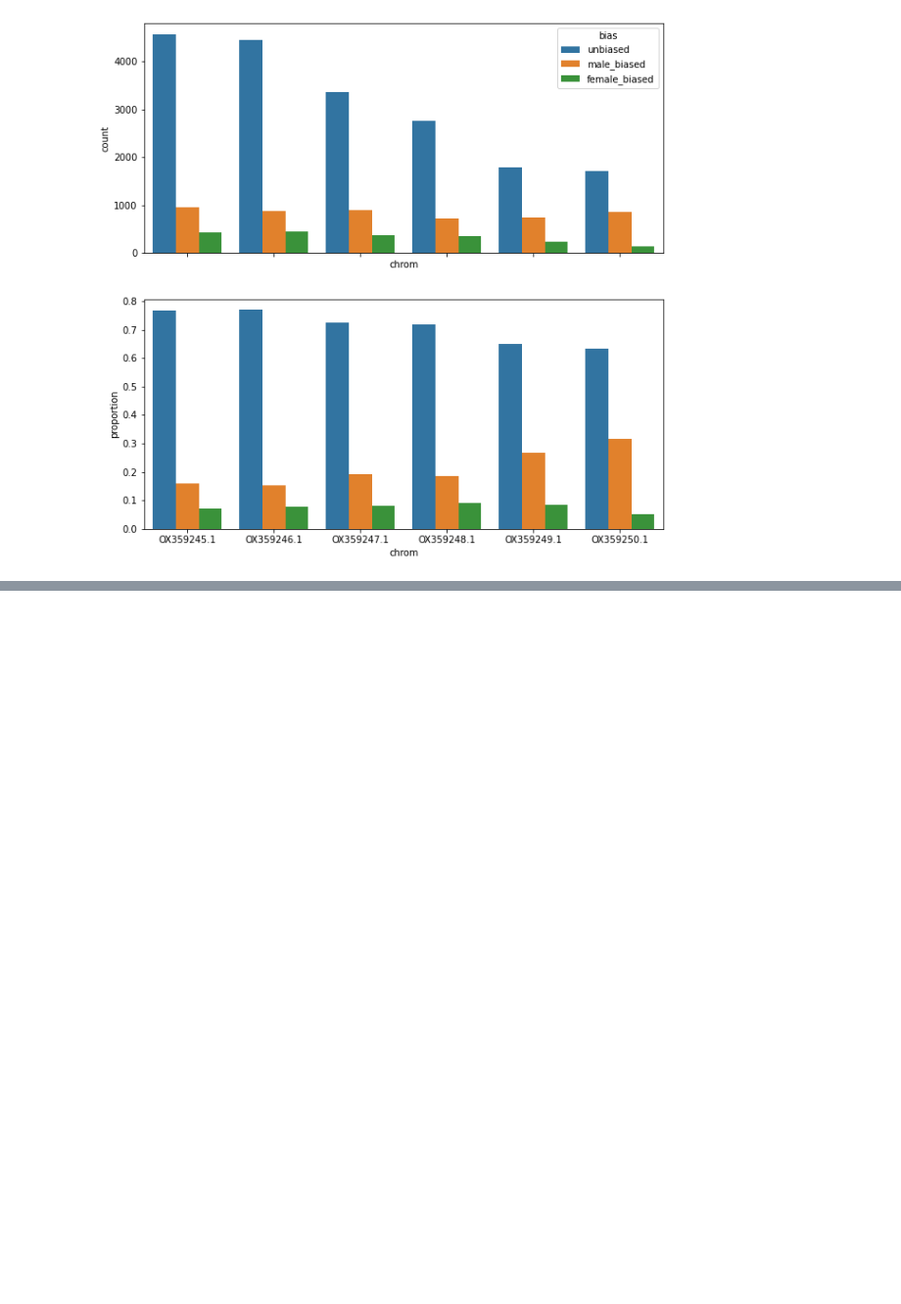
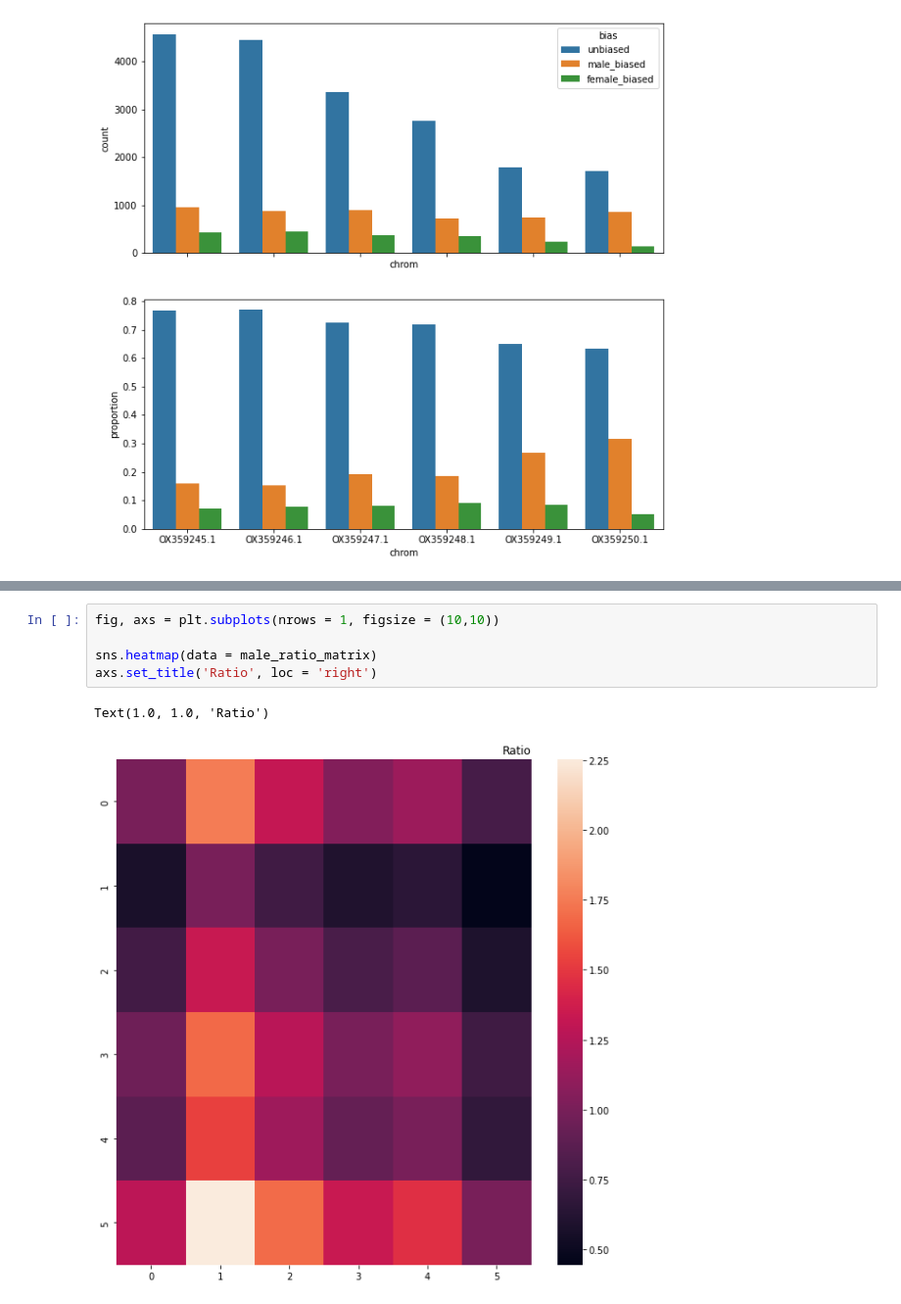
Before and after one commit to samebdon/springtail_haploid_selection, a Jupyter notebook: scripts/SBG_exploration.ipynb, the cells around one changed output, grey strips where cells are left out. Shown at 98% size. Saved outputs shown, nothing was run; the diff lists cells and outputs as text; blank space fills up the shorter version.

```diff
--- a/scripts/SBG_exploration.ipynb
+++ b/scripts/SBG_exploration.ipynb
@@ -132,0 +248,8 @@ axs[1].legend().set_visible(False)
+# %%
+fig, axs = plt.subplots(nrows = 1, figsize = (10,10))
+
+sns.heatmap(data = male_ratio_matrix)
+axs.set_title('Ratio', loc = 'right')
+# %% [output]
+Text(1.0, 1.0, 'Ratio')
+[figure, added]
```
Also changed, not shown: parts of 18 cells of this notebook, 5 other files.
